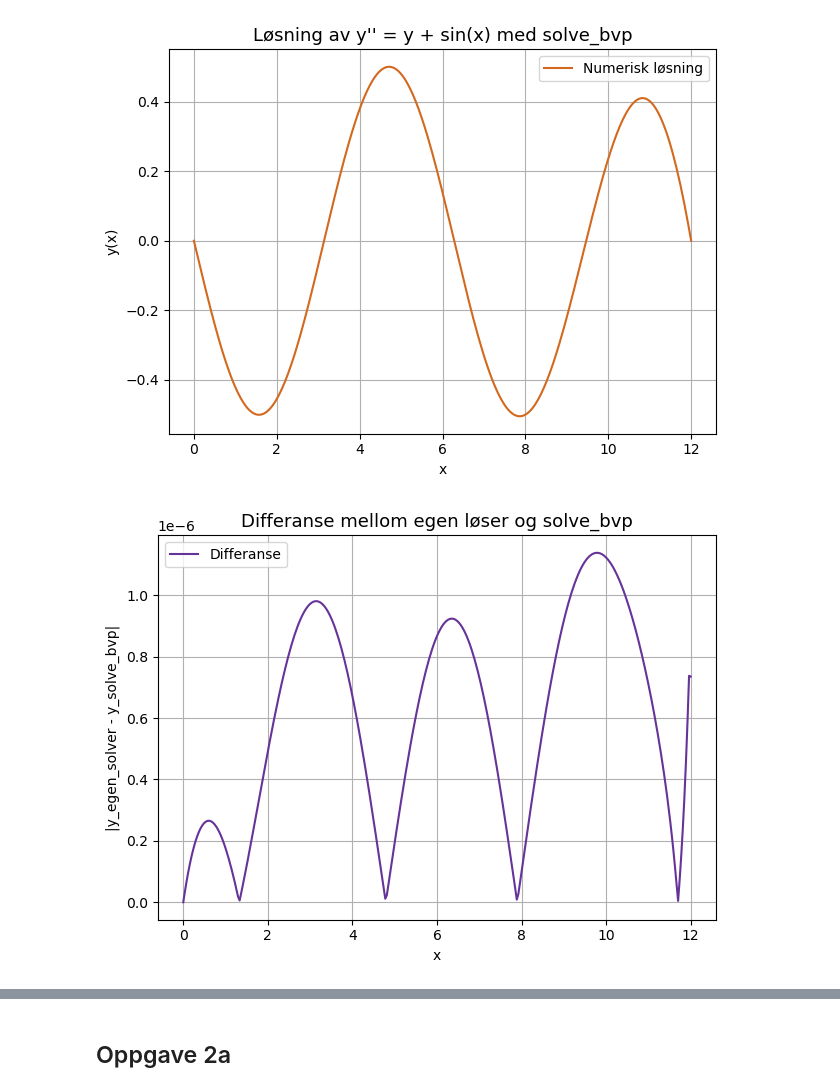
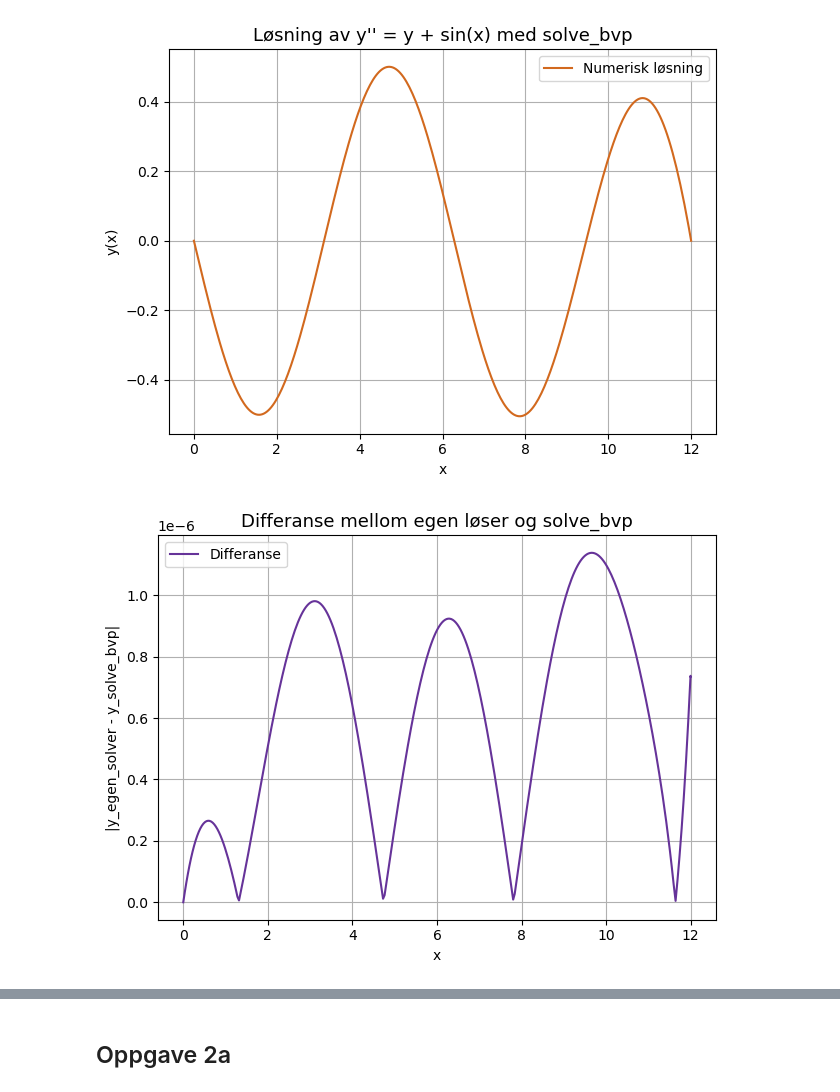
Before and after one commit to cfure3-svg/prosjekt3, a Jupyter notebook: prosjekt3_1504.ipynb, the cells around one changed output, grey strips where cells are left out. Drawn from its saved outputs; the diff is of its cells as text; code cells hidden in the pictures.

```diff
--- a/prosjekt3_1504.ipynb
+++ b/prosjekt3_1504.ipynb
@@ -420,24 +419,24 @@ plt.show()
 # %%
 # Sammenlinger
 differanse = []
 
 for i in range(0, len(x_verdier_g)):
     diff = abs(y_verdier_h[i] - y_verdier_g[:,0][i])
     differanse.append(diff)
 
 # Plot for differanse mellom sekant+BVP og solve_bvp
-plt.plot(x_verdier_h, differanse, label = "Differanse", color = "rebeccapurple")
+plt.plot(x_verdier_g, differanse, label = "Differanse", color = "rebeccapurple")
 
 plt.title("Differanse mellom egen løser og solve_bvp", size = 13)
 plt.xlabel("x")
 plt.ylabel("|y_egen_solver - y_solve_bvp|")
 
 plt.tight_layout()
 plt.grid(True)
 plt.legend()
 plt.show()
 # %% [output]
-[figure, old version]
+[figure, new version]
 # %%
 # Sammenligner tiden i 1g) og 1h)
 tid_g = timer_start_g - timer_slutt_g
```
Also changed, not shown: parts of 2 cells of this notebook.
